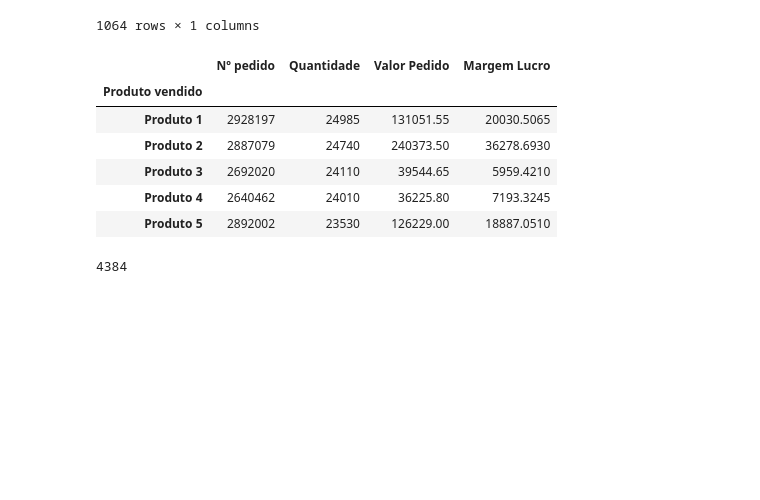
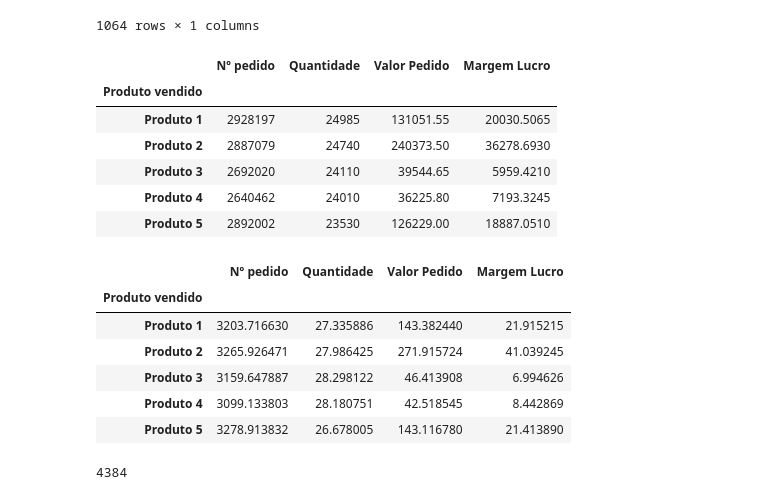
Before and after one commit to jharbes/streamlit-py, a Jupyter notebook: 03-basico-de-pandas/Aula_Pandas.ipynb, the cells around one changed output. Saved outputs shown, nothing was run; the diff lists cells and outputs as text; code cells hidden in the pictures; blank space fills up the shorter version.

```diff
--- a/03-basico-de-pandas/Aula_Pandas.ipynb
+++ b/03-basico-de-pandas/Aula_Pandas.ipynb
@@ -78,17 +78,24 @@ df.loc[df['Vendedor'] == 'Paulo', ['Valor Pedido']] # vai filtar o Vendedor Paul
 | 4381 | 67.65 |
 1064 rows × 1 columns
 # %%
-df.groupby(['Produto vendido']).sum() # agrupa pelo produto vendido e soma as colunas
+display(df.groupby(['Produto vendido']).sum()) # agrupa pelo produto vendido e soma as colunas
 
 df.groupby(['Produto vendido']).mean() # agrupa pelo produto vendido e mostra a media das colunas
 # %% [output]
 |  | Nº pedido | Quantidade | Valor Pedido | Margem Lucro |
 | Produto vendido |  |  |  |  |
 | Produto 1 | 2928197 | 24985 | 131051.55 | 20030.5065 |
 | Produto 2 | 2887079 | 24740 | 240373.50 | 36278.6930 |
 | Produto 3 | 2692020 | 24110 | 39544.65 | 5959.4210 |
 | Produto 4 | 2640462 | 24010 | 36225.80 | 7193.3245 |
 | Produto 5 | 2892002 | 23530 | 126229.00 | 18887.0510 |
+|  | Nº pedido | Quantidade | Valor Pedido | Margem Lucro |
+| Produto vendido |  |  |  |  |
+| Produto 1 | 3203.716630 | 27.335886 | 143.382440 | 21.915215 |
+| Produto 2 | 3265.926471 | 27.986425 | 271.915724 | 41.039245 |
+| Produto 3 | 3159.647887 | 28.298122 | 46.413908 | 6.994626 |
+| Produto 4 | 3099.133803 | 28.180751 | 42.518545 | 8.442869 |
+| Produto 5 | 3278.913832 | 26.678005 | 143.116780 | 21.413890 |
 # %%
 len(df) # retorna o numero de linhas do dataframe
 # %% [output]
```
